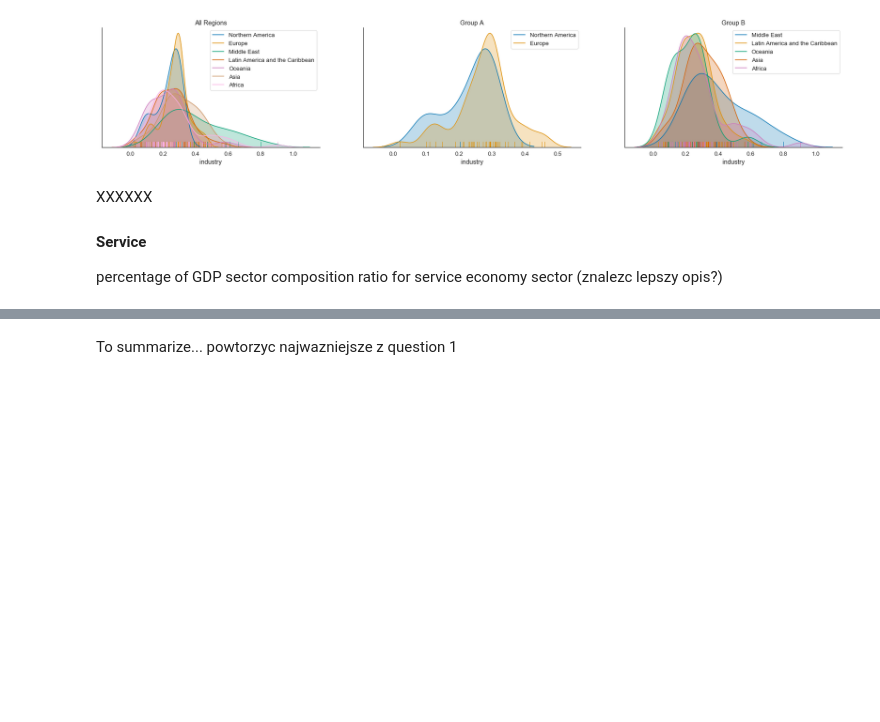
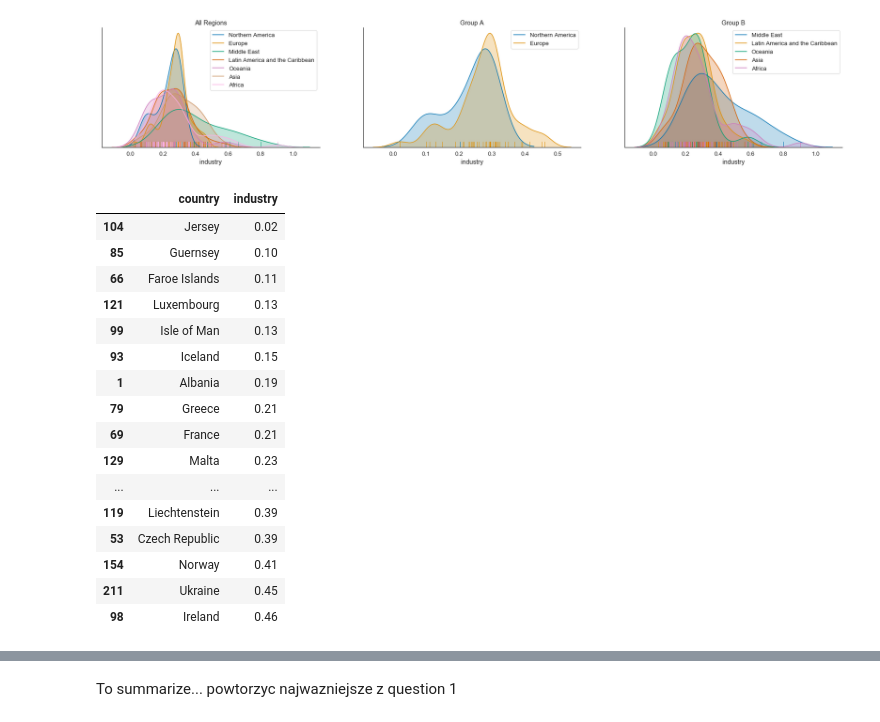
Before and after one commit to ksatola/Countries-of-the-World, a Jupyter notebook: workbook.ipynb, the cells around one changed output, grey strips where cells are left out. Cells and saved outputs as stored; diff of their text form; code cells hidden in the pictures; blank space fills up the shorter version.

```diff
--- a/workbook.ipynb
+++ b/workbook.ipynb
@@ -1092,8 +1094,23 @@ The Industry indicator shows the percentage of GDP sector composition ratio for
 plot_regions_comparison('industry')
 # %% [output]
 [figure]
-# %% [markdown]
-XXXXXX
-
-#### Service
-percentage of GDP sector composition ratio for service economy sector (znalezc lepszy opis?)
+# %%
+df[df['region2'] == 'Europe'][['country', 'industry']].sort_values(by=['industry'], ascending=True)
+# %% [output]
+|  | country | industry |
+| 104 | Jersey | 0.02 |
+| 85 | Guernsey | 0.10 |
+| 66 | Faroe Islands | 0.11 |
+| 121 | Luxembourg | 0.13 |
+| 99 | Isle of Man | 0.13 |
+| 93 | Iceland | 0.15 |
+| 1 | Albania | 0.19 |
+| 79 | Greece | 0.21 |
+| 69 | France | 0.21 |
+| 129 | Malta | 0.23 |
+| ... | ... | ... |
+| 119 | Liechtenstein | 0.39 |
+| 53 | Czech Republic | 0.39 |
+| 154 | Norway | 0.41 |
+| 211 | Ukraine | 0.45 |
+| 98 | Ireland | 0.46 |
```
Also changed, not shown: parts of 7 cells of this notebook.
